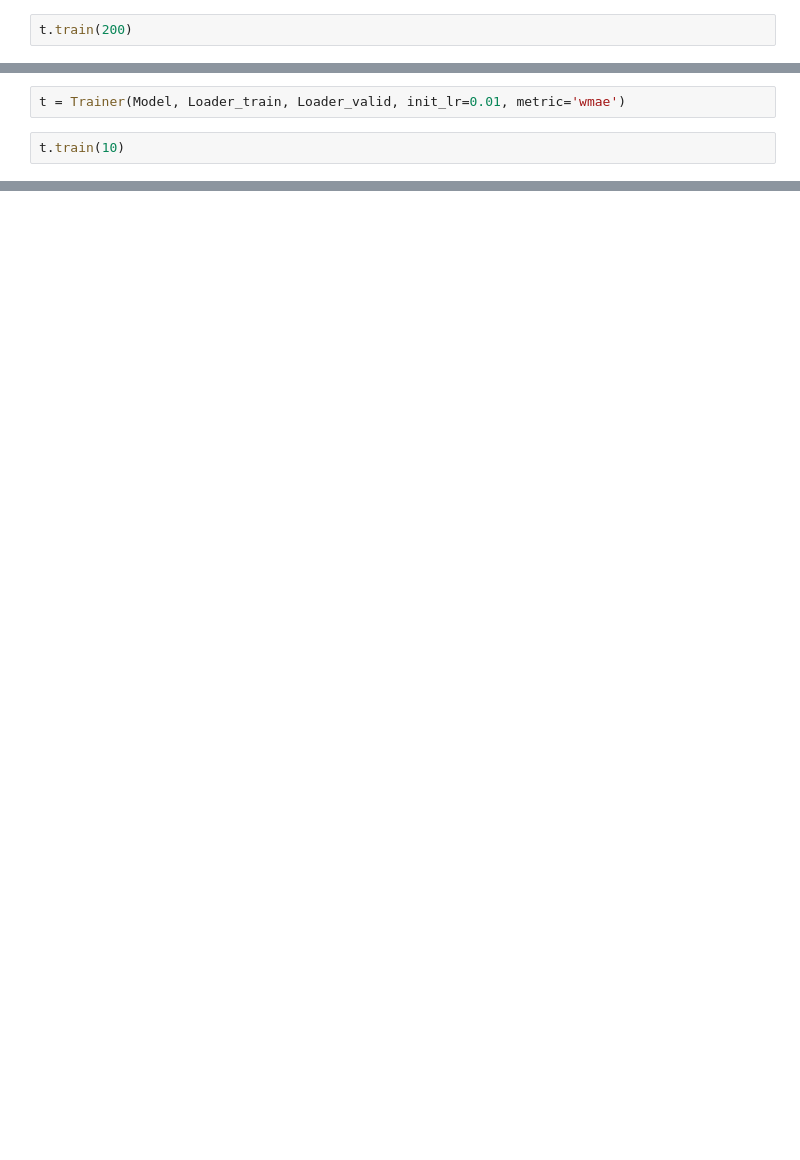
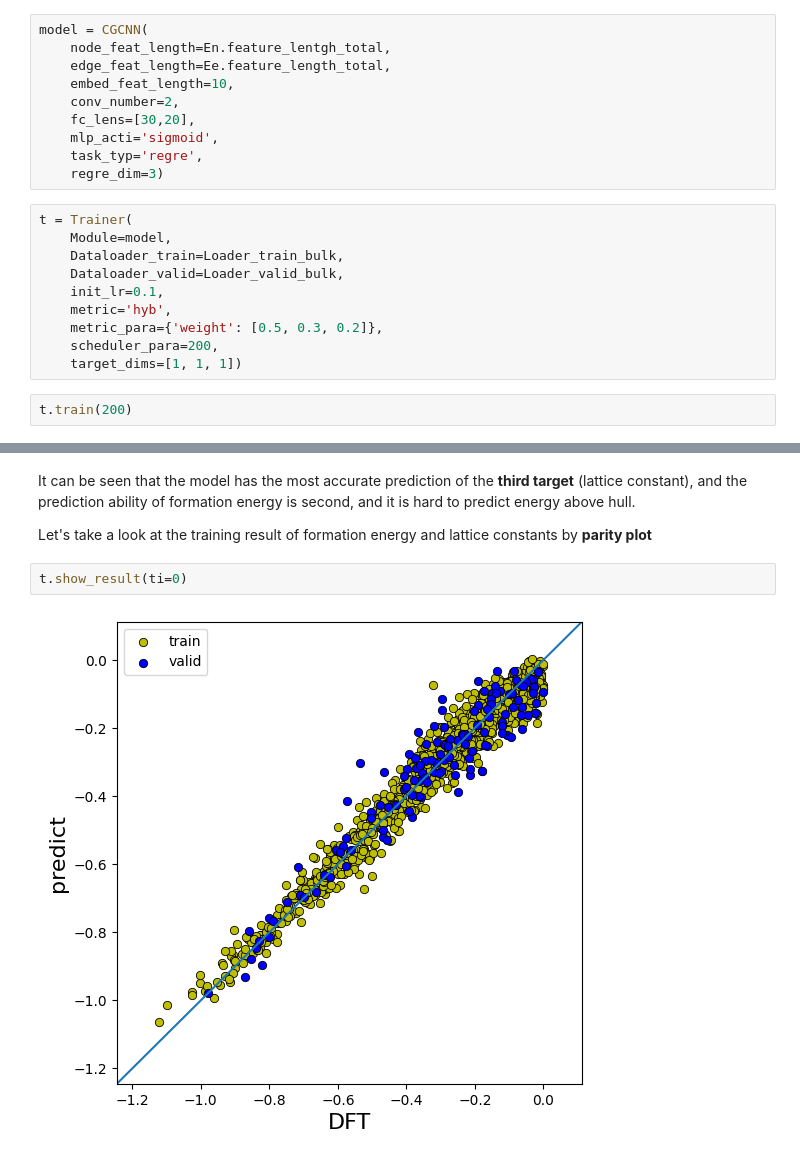
Before and after one commit to jchddd/asgcnn, a Jupyter notebook: Tutorials_model_training.ipynb, the cells around one changed output, grey strips where cells are left out. Cells and saved outputs as stored; diff of their text form; blank space fills up the shorter version.

```diff
--- a/Tutorials_model_training.ipynb
+++ b/Tutorials_model_training.ipynb
@@ -313,2 +412,22 @@ t.init_snapshot_ensembling(cycle_time=5, epoch_each=40)
+# %%
+model = CGCNN(
+    node_feat_length=En.feature_lentgh_total,
+    edge_feat_length=Ee.feature_length_total,
+    embed_feat_length=10,
+    conv_number=2,
+    fc_lens=[30,20],
+    mlp_acti='sigmoid',
+    task_typ='regre',
+    regre_dim=3)
+# %%
+t = Trainer(
+    Module=model,
+    Dataloader_train=Loader_train_bulk,
+    Dataloader_valid=Loader_valid_bulk,
+    init_lr=0.1,
+    metric='hyb',
+    metric_para={'weight': [0.5, 0.3, 0.2]},
+    scheduler_para=200,
+    target_dims=[1, 1, 1])
 # %%
 t.train(200)
@@ -362,4 +433,0 @@ Use this data loader to train, the **effective label density** will be used to a
-# %%
-t = Trainer(Model, Loader_train, Loader_valid, init_lr=0.01, metric='wmae')
-# %%
-t.train(10)
@@ -444,0 +456,8 @@ param_hyperopt(360)
+# %% [markdown]
+It can be seen that the model has the most accurate prediction of the **third target** (lattice constant), and the prediction ability of formation energy is second, and it is hard to predict energy above hull.
+
+Let's take a look at the training result of formation energy and lattice constants by **parity plot**
+# %%
+t.show_result(ti=0)
+# %% [output]
+[figure, added]
```
Also changed, not shown: parts of 191 cells of this notebook, 1 other file.
